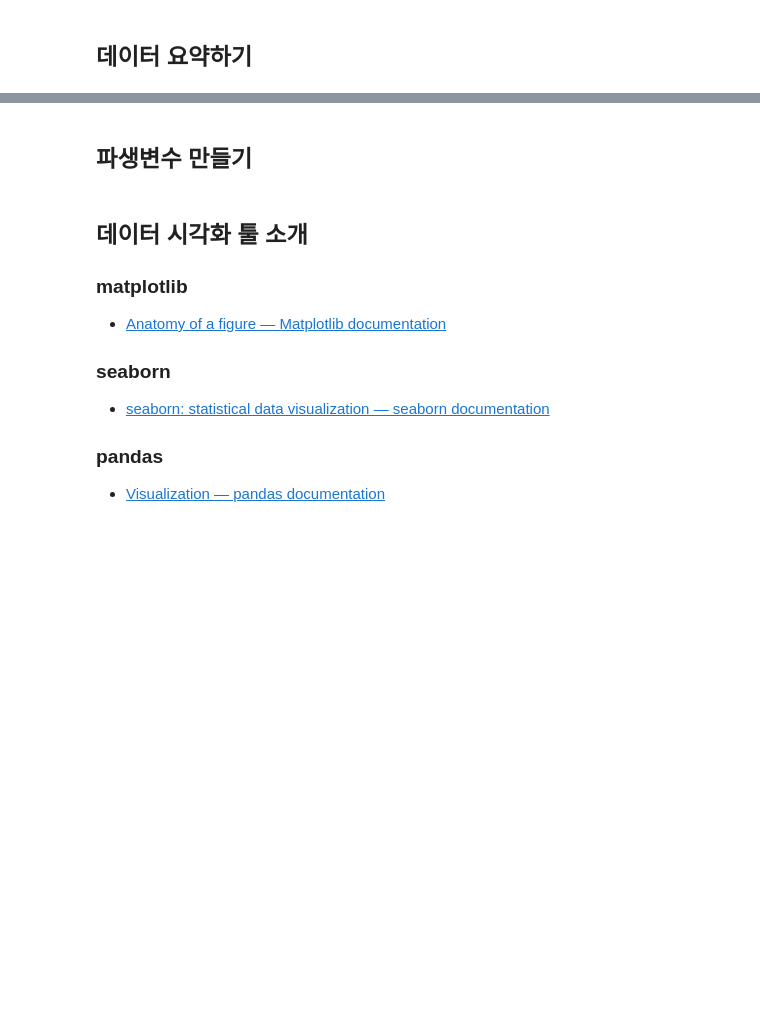
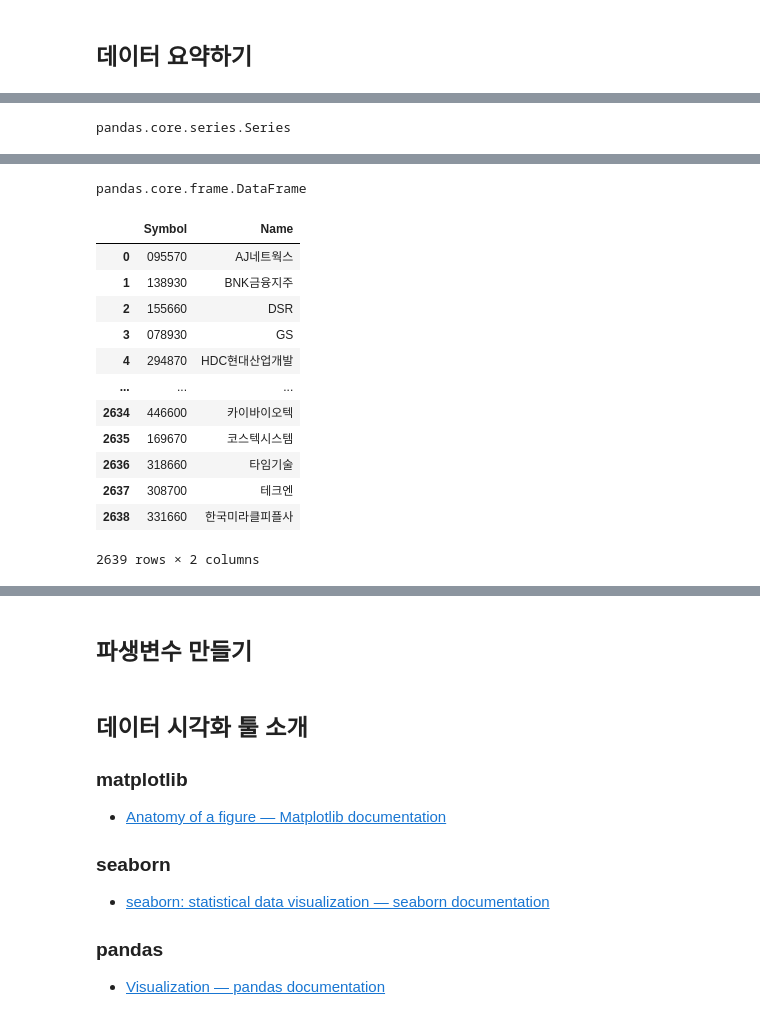
Before and after one commit to jamjamzo/finance-data-analysis, a Jupyter notebook: 2.2. KRX 전체 종목분석-input.ipynb, the cells around one changed output, grey strips where cells are left out. Saved outputs shown, nothing was run; the diff lists cells and outputs as text; code cells hidden in the pictures; blank space fills up the shorter version.

```diff
--- a/2.2. KRX 전체 종목분석-input.ipynb
+++ b/2.2. KRX 전체 종목분석-input.ipynb
@@ -137,12 +246,33 @@ FinanceDataReader 에서는 코스피, 코스닥, 코넥스 정보가 있는 엑
 # %%
 # df.loc[0] 의 type을 봅니다.
+type(df.loc[0])
+# %% [output]
+pandas.core.series.Series
 # %% [markdown]
 ### DataFrame
 <img src="https://pandas.pydata.org/docs/_images/01_table_dataframe.svg">
 # %%
 # df 변수의 타입을 봅니다.
+type(df)
+# %% [output]
+pandas.core.frame.DataFrame
 # %%
 # 여러 컬럼을 지정할 때는 리스트 형태로 묶어주어야 합니다.
 # 2차원 행렬은 대괄호가 [] 2개가 있다는 것을 기억해 주세요.
+df[['Symbol', 'Name']]
+# %% [output]
+|  | Symbol | Name |
+| 0 | 095570 | AJ네트웍스 |
+| 1 | 138930 | BNK금융지주 |
+| 2 | 155660 | DSR |
+| 3 | 078930 | GS |
+| 4 | 294870 | HDC현대산업개발 |
+| ... | ... | ... |
+| 2634 | 446600 | 카이바이오텍 |
+| 2635 | 169670 | 코스텍시스템 |
+| 2636 | 318660 | 타임기술 |
+| 2637 | 308700 | 테크엔 |
+| 2638 | 331660 | 한국미라클피플사 |
+2639 rows × 2 columns
 # %%
 # 여러 개의 행을 가져올 때도 [] 대괄호를 통해 리스트 형태로 묶어줍니다.
```
Also changed, not shown: parts of 25 cells of this notebook, 1 other file.
